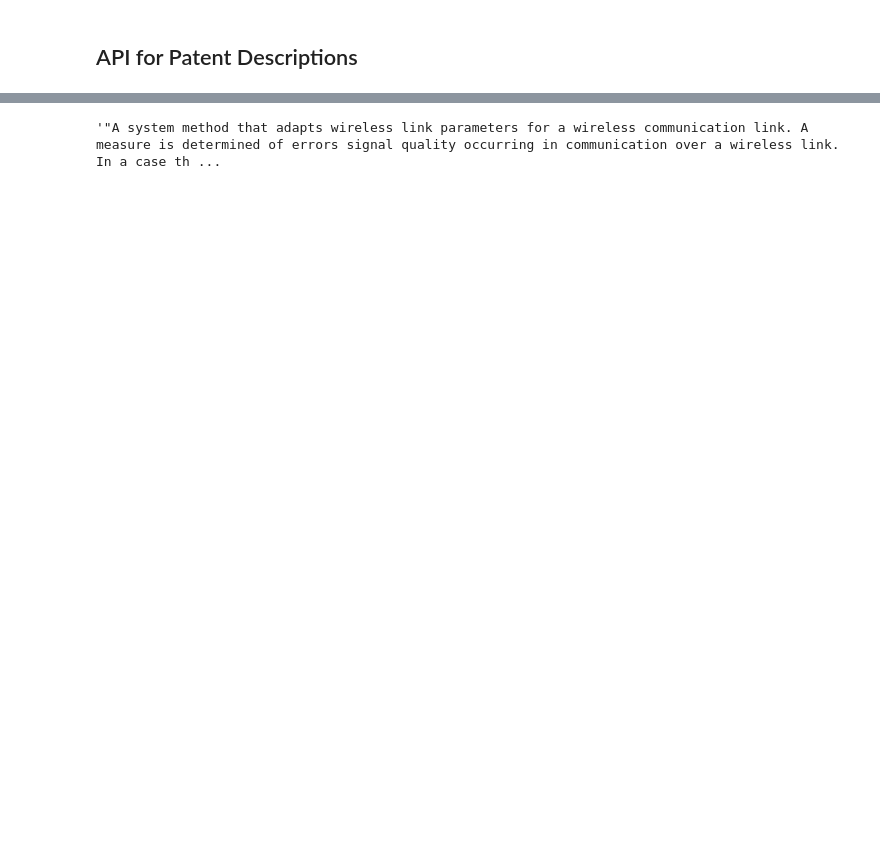
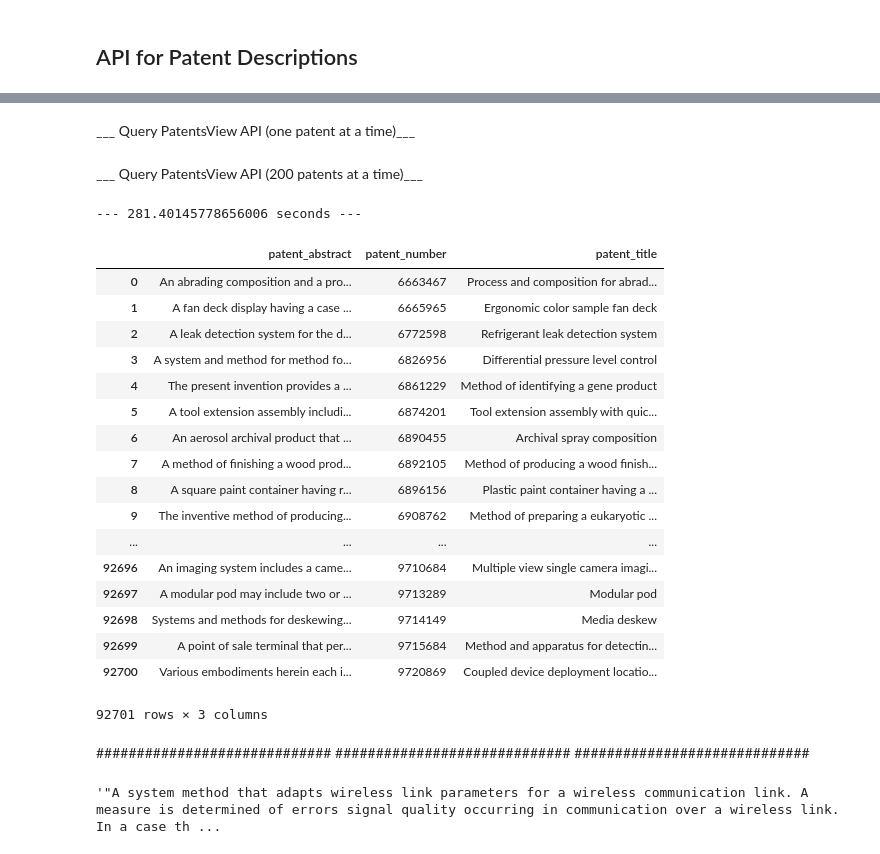
Before and after one commit to Coleridge-Initiative/ada-2018-kcmo, a Jupyter notebook: scripts/exploratory/patent_company_matching_and_descriptions_api.ipynb, the cells around one changed output, grey strips where cells are left out. Drawn from its saved outputs; the diff is of its cells as text; code cells hidden in the pictures; blank space fills up the shorter version.

```diff
--- a/scripts/exploratory/patent_company_matching_and_descriptions_api.ipynb
+++ b/scripts/exploratory/patent_company_matching_and_descriptions_api.ipynb
@@ -131,10 +214,2 @@ kcmo_patents.describe(include = 'all')
 # %% [markdown]
 ## API for Patent Descriptions
-# %%
-parameters = '{"_and":[{"_gte": {"patent_date": "2014-1-1"}},{"_lt": {"patent_date": "2014-2-25"}}]} '
-fields='["patent_number", "patent_date", "patent_abstract", "patent_title"]'
-sort= '[{"patent_date": "asc"}]'
-options= '{"page":4,"per_page": 10000}'
-# %%
-base_url = 'http://www.patentsview.org/api/patents/'
-url = '{}query?q={}&f={}&s={}&o={}'.format(base_url, parameters, fields, sort, options)
@@ -168,0 +218,3 @@ DataFrame.from_dict(response['patents'])
+# %%
+patents = kcmo_patents[kcmo_patents['patent_id'].isnull()==False]['patent_id'].drop_duplicates().tolist()
+print(len(patents))
@@ -168,0 +223,2 @@ DataFrame.from_dict(response['patents'])
+# %% [markdown]
+___ Query PatentsView API (one patent at a time)___
@@ -169,3 +246,54 @@ DataFrame.from_dict(response['patents'])
+# %% [markdown]
+___ Query PatentsView API (200 patents at a time)___
+# %%
+df = pd.DataFrame("", index=np.arange(0), columns=['patent_abstract', 'patent_number', 'patent_title'])
+start_time = time.time()
+for i in range(0, int(math.modf(len(patents)/200)[1]+1)):
+    sub_patents = patents[200*i:min(200*(i+1), len(patents))]
+    base_url = 'http://www.patentsview.org/api/patents/query?'
+    query = 'q={"_or":[{"patent_number":"'+ sub_patents[0] + '"}'
+    for j in range(1, len(sub_patents)):
+        query = query + ',{"patent_number":"'+sub_patents[j]+'"}'
+    query = query + ']}'
+    fields='&f=["patent_number", "patent_title", "patent_abstract"]'
+    sort= '' #&s=
+    options= '&o={"page":1,"per_page": 500}'
+    url = '{}{}{}{}{}'.format(base_url, query, fields, sort, options)
+
+    response = requests.get(url)
+    response = json.loads(response.text)
+    temp = DataFrame.from_dict(response['patents'])
+    df = pd.concat([df, temp])
+
+df = df.reset_index(drop = True)
+print("--- %s seconds ---" % (time.time() - start_time))
+# %% [output]
+--- 281.40145778656006 seconds ---
+# %%
+df
+# %% [output]
+|  | patent_abstract | patent_number | patent_title |
+| 0 | An abrading composition and a pro... | 6663467 | Process and composition for abrad... |
+| 1 | A fan deck display having a case ... | 6665965 | Ergonomic color sample fan deck |
+| 2 | A leak detection system for the d... | 6772598 | Refrigerant leak detection system |
+| 3 | A system and method for method fo... | 6826956 | Differential pressure level control |
+| 4 | The present invention provides a ... | 6861229 | Method of identifying a gene product |
+| 5 | A tool extension assembly includi... | 6874201 | Tool extension assembly with quic... |
+| 6 | An aerosol archival product that ... | 6890455 | Archival spray composition |
+| 7 | A method of finishing a wood prod... | 6892105 | Method of producing a wood finish... |
+| 8 | A square paint container having r... | 6896156 | Plastic paint container having a ... |
+| 9 | The inventive method of producing... | 6908762 | Method of preparing a eukaryotic ... |
+| ... | ... | ... | ... |
+| 92696 | An imaging system includes a came... | 9710684 | Multiple view single camera imagi... |
+| 92697 | A modular pod may include two or ... | 9713289 | Modular pod |
+| 92698 | Systems and methods for deskewing... | 9714149 | Media deskew |
+| 92699 | A point of sale terminal that per... | 9715684 | Method and apparatus for detectin... |
+| 92700 | Various embodiments herein each i... | 9720869 | Coupled device deployment locatio... |
+92701 rows × 3 columns
+# %% [markdown]
+#############################
+#############################
+#############################
 # %%
 import re
 re.sub('<[^>]*>', '', DataFrame.from_dict(response['patents'])['patent_abstract'][596])
```
Also changed, not shown: parts of 21 cells of this notebook, 19 other files.
